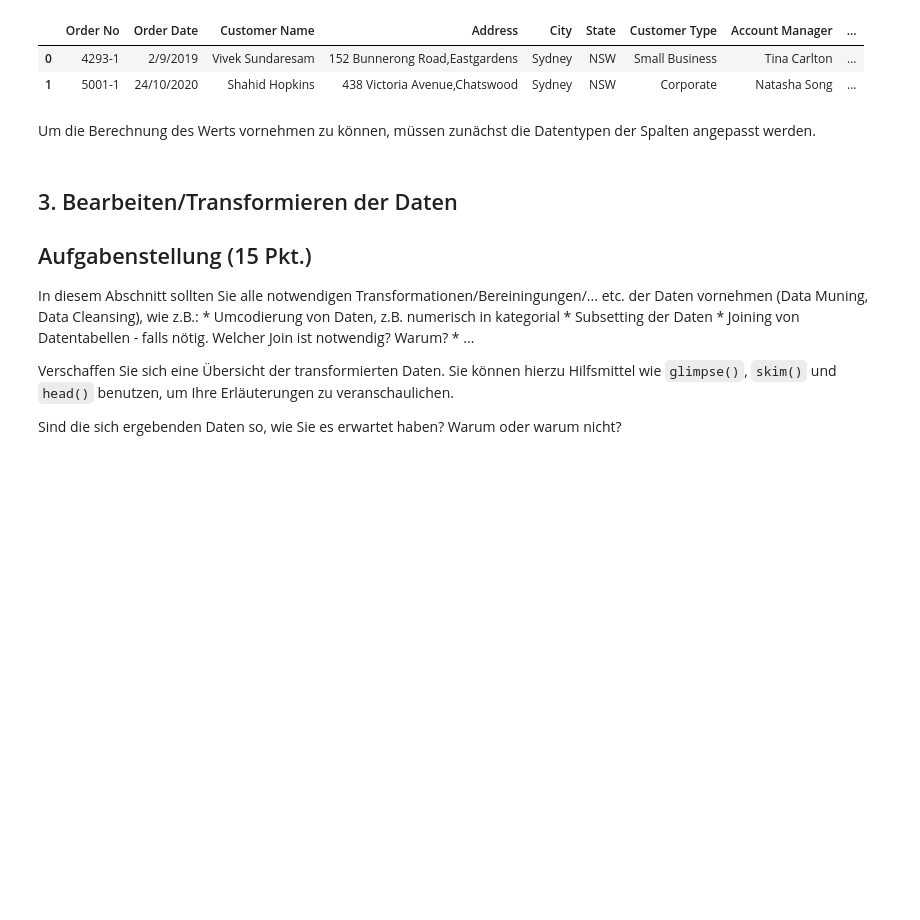
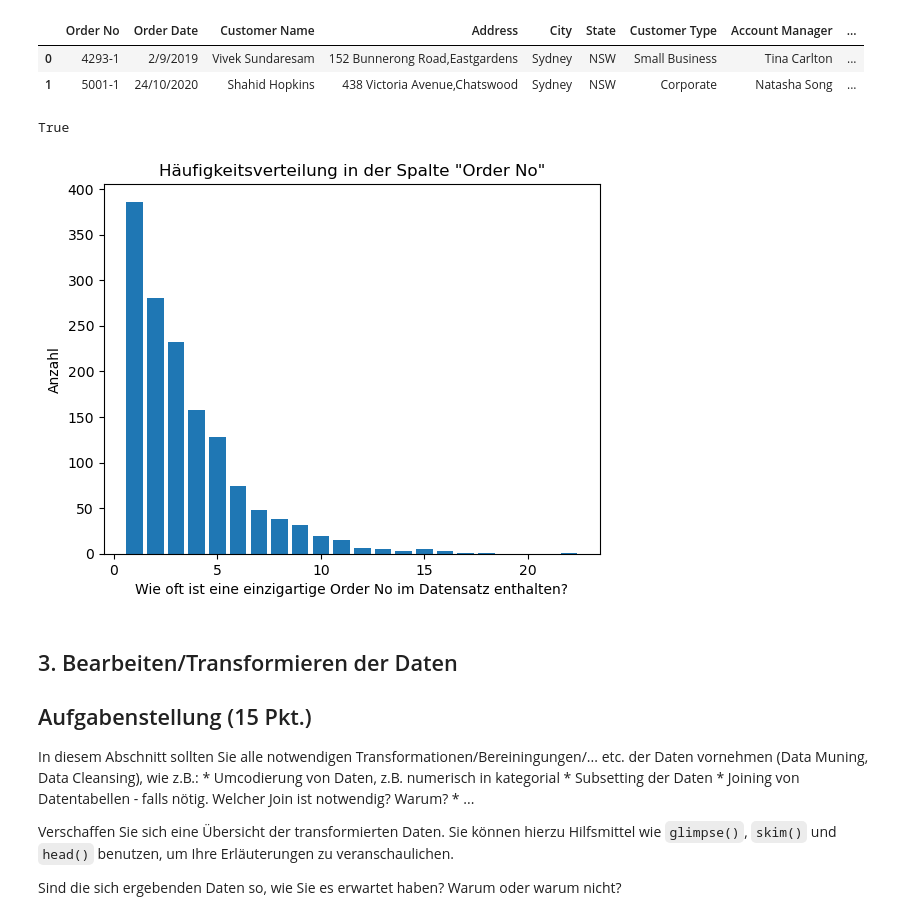
Before and after one commit to SchierleLukas/programming-for-datascience, a Jupyter notebook: notebooks/project.ipynb, the cells around one changed output. Drawn from its saved outputs; the diff is of its cells as text; code cells hidden in the pictures; blank space fills up the shorter version.

```diff
--- a/notebooks/project.ipynb
+++ b/notebooks/project.ipynb
@@ -129,8 +129,28 @@ df.head(2)
 |  | Order No | Order Date | Customer Name | Address | City | State | Customer Type | Account Manager | ... |
 | 0 | 4293-1 | 2/9/2019 | Vivek Sundaresam | 152 Bunnerong Road,Eastgardens | Sydney | NSW | Small Business | Tina Carlton | ... |
 | 1 | 5001-1 | 24/10/2020 | Shahid Hopkins | 438 Victoria Avenue,Chatswood | Sydney | NSW | Corporate | Natasha Song | ... |
-# %% [markdown]
-Um die Berechnung des Werts vornehmen zu können, müssen zunächst die Datentypen der Spalten angepasst werden.
+# %%
+# Eine Reihe des Dataframes scheint eine Bestellung eines einzigen Produktes zu Beschreiben.
+# Ist die ``Order No`` tatsächlich unique, oder gibt es Duplikate?
+
+duplicate_orders = df['Order No'].duplicated()
+print(duplicate_orders.any())
+# %% [output]
+True
+# %%
+value_counts = df['Order No'].value_counts()
+
+# Count the number of occurrences for each count of values
+count_of_counts = value_counts.value_counts().sort_index()
+
+# Plot the distribution
+plt.bar(count_of_counts.index, count_of_counts.values)
+plt.xlabel('Wie oft ist eine einzigartige Order No im Datensatz enthalten?')
+plt.ylabel('Anzahl')
+plt.title('Häufigkeitsverteilung in der Spalte "Order No"')
+plt.show()
+# %% [output]
+[figure, added]
 # %% [markdown]
 ## 3. Bearbeiten/Transformieren der Daten
 ## Aufgabenstellung (15 Pkt.)
```
Also changed, not shown: parts of 14 cells of this notebook.
